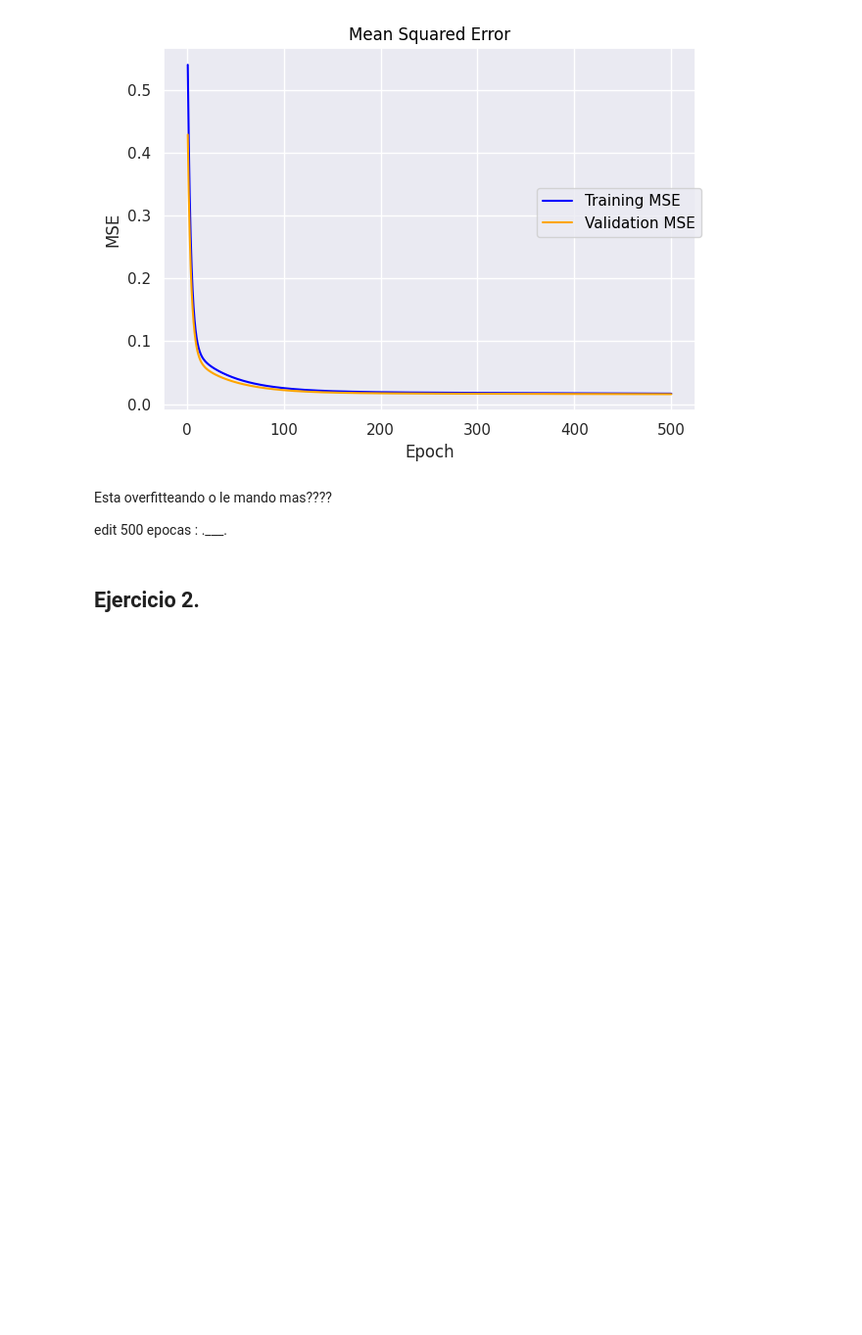
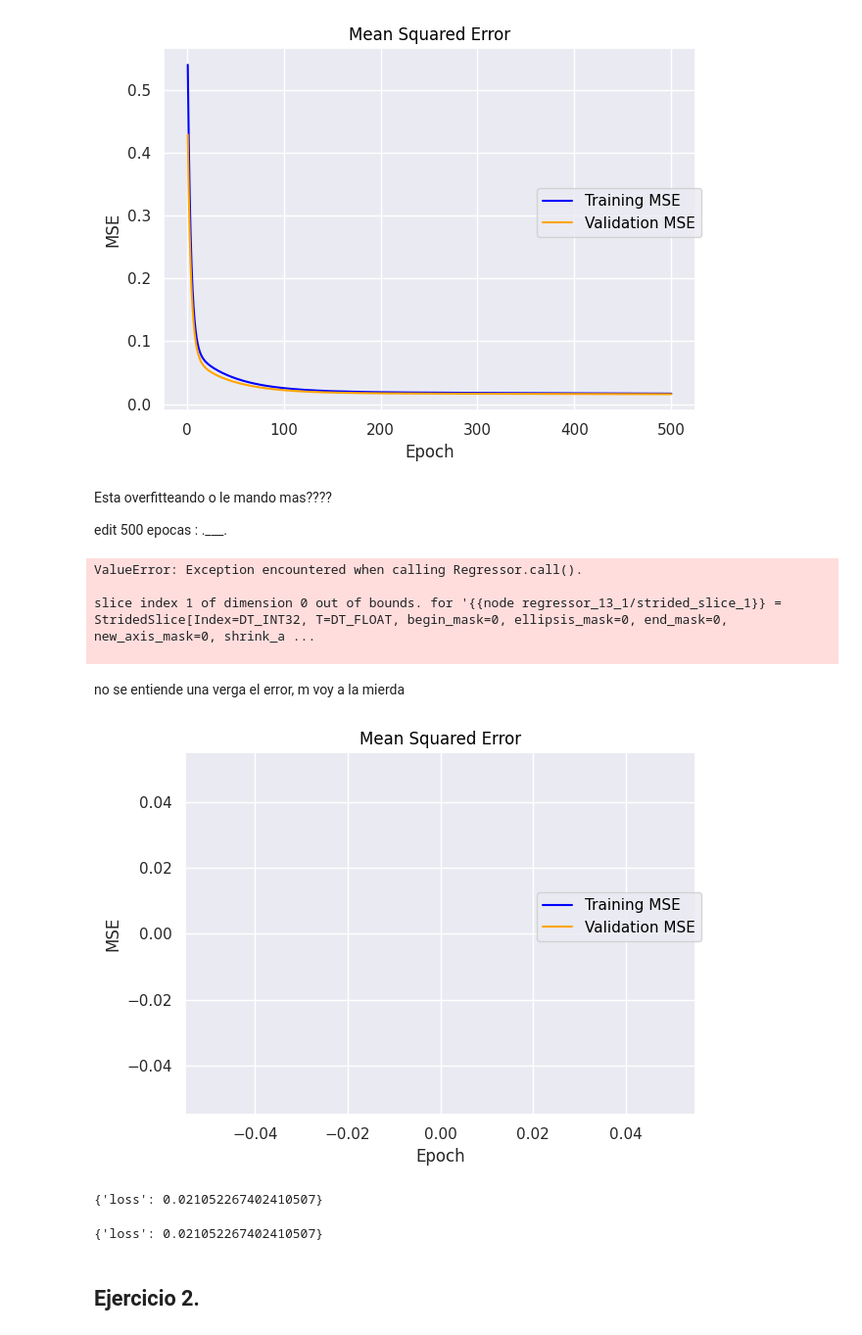
Before and after one commit to lmendezayl/uba-ldd-ic, a Jupyter notebook: guias/soluciones/practica10.ipynb, the cells around one changed output. Shown at 98% size. Cells and saved outputs as stored; diff of their text form; code cells hidden in the pictures; blank space fills up the shorter version.

```diff
--- a/guias/soluciones/practica10.ipynb
+++ b/guias/soluciones/practica10.ipynb
@@ -112,9 +98,20 @@ edit 500 epocas : .___.
 X_train, X_test, y_train, y_test = train_test_split_scale_center(X, y, transform_y=True, center=False, test_size=0.2, random_state=42)
 f2 = lambda x, w, b: b + tf.cast(w[0], x.dtype)*x**tf.cast(w[1], x.dtype)
 model_2 = Regressor()
-model_2.add_f(f2, dim_w=2, random_state=42, opt='gd')
+model_2.add_f(f2, w0=0, b0=0, random_state=42, opt='gd')
 model_2.fit_(X_train, y_train, epochs=100, validation_split=0.2, verbose=0, learning_rate=0.05)
 print(model_2.evaluate(X_test.to_numpy(), y_test.to_numpy(), return_dict=True, verbose=0, batch_size=len(y_test)))
+# %% [output]
+ValueError: Exception encountered when calling Regressor.call().
+
+slice index 1 of dimension 0 out of bounds. for '{{node regressor_13_1/strided_slice_1}} = StridedSlice[Index=DT_INT32, T=DT_FLOAT, begin_mask=0, ellipsis_mask=0, end_mask=0, new_axis_mask=0, shrink_a ...
+
+# %% [markdown]
+no se entiende una verga el error, m voy a la mierda
+# %%
+model_2.plot_loss()
+# %% [output]
+[figure, added]
 # %%
 # Tercer Modelo: Y = b + w e^X
 f3 = lambda x, w, b: b + tf.cast(w[0], x.dtype)*x + tf.cast(w[1], x.dtype)*(x**2)
@@ -122,6 +119,8 @@ model_1 = Regressor()
 model_1.add_f(f1, dim_w=2, random_state=21, opt='gd')
 model_1.fit_(X_train, y_train, epochs=100, validation_split=0.2, verbose=0, learning_rate=0.05)
 print(model_1.evaluate(X_test.to_numpy(), y_test.to_numpy(), return_dict=True, verbose=0, batch_size=len(y_test)))
+# %% [output]
+{'loss': 0.021052267402410507}
 # %%
 # Cuarto Modelo: Y = b + w_0 e^{w_1 X}
 f4 = lambda x, w, b: b + tf.cast(w[0], x.dtype)*x + tf.cast(w[1], x.dtype)*(x**2)
@@ -129,6 +128,8 @@ model_1 = Regressor()
 model_1.add_f(f1, dim_w=2, random_state=21, opt='gd')
 model_1.fit_(X_train, y_train, epochs=100, validation_split=0.2, verbose=0, learning_rate=0.05)
 print(model_1.evaluate(X_test.to_numpy(), y_test.to_numpy(), return_dict=True, verbose=0, batch_size=len(y_test)))
+# %% [output]
+{'loss': 0.021052267402410507}
 # %% [markdown]
 
 ## Ejercicio 2.
```
Also changed, not shown: parts of 2 cells of this notebook.
